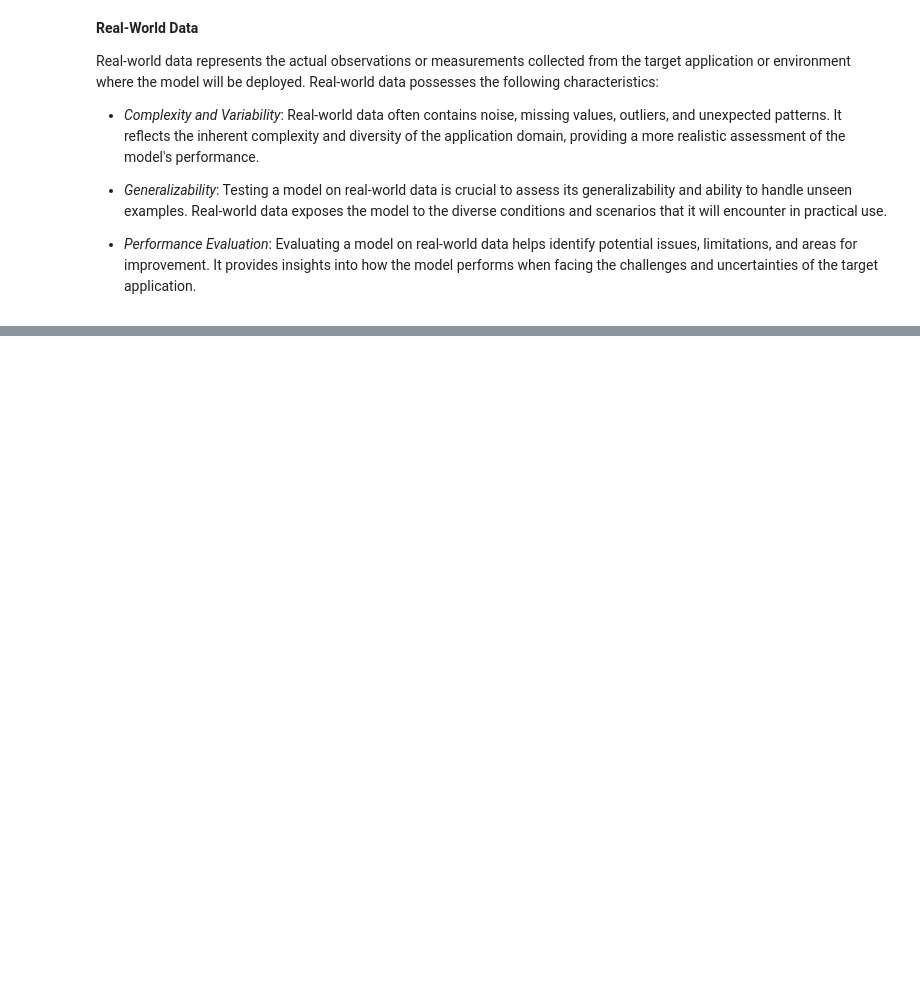
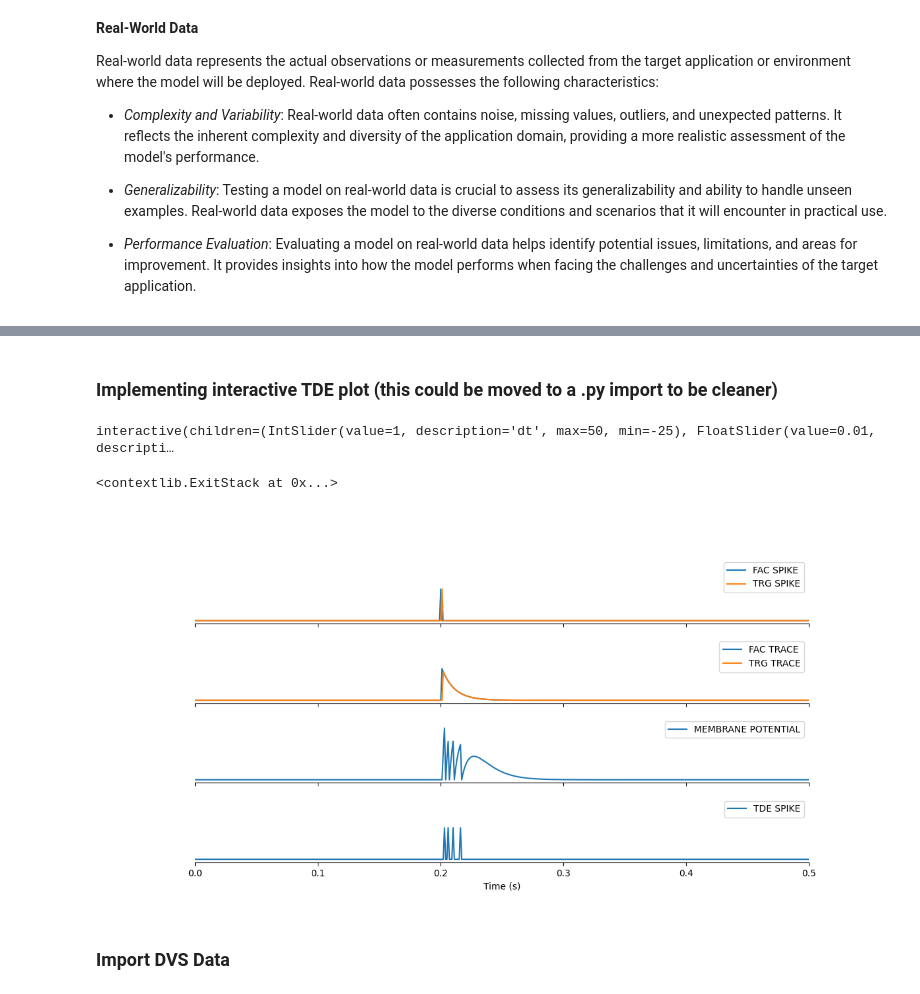
Before and after one commit to GiuliaDAngelo/TDEtutorial-LM23, a Jupyter notebook: LM2023Tutorial.ipynb, the cells around one changed output, grey strips where cells are left out. Drawn from its saved outputs; the diff is of its cells as text; code cells hidden in the pictures; blank space fills up the shorter version.

```diff
--- a/LM2023Tutorial.ipynb
+++ b/LM2023Tutorial.ipynb
@@ -189,0 +230,2 @@ Now, we will apply what we have learned about events and utilize it with the Tim
+# %% [markdown]
+### Implementing interactive TDE plot (this could be moved to a .py import to be cleaner)
@@ -189,0 +271,69 @@ Now, we will apply what we have learned about events and utilize it with the Tim
+# %%
+def f(dt, tau_fac, tau_trg, tau_mem):
+
+    fac_in = jnp.zeros(1000)
+    fac_in = fac_in.at[200].set(1)
+
+    trg_in = jnp.zeros(1000)
+    trg_in = trg_in.at[200 + int(dt)].set(1)
+
+    mem_rec, spk_rec, fac_rec, trg_rec= tde_example(tau_fac=tau_fac, tau_trg=tau_trg, tau_mem=tau_mem,
+                                            time_step=0.001, n_time_steps=1000, fac_in=fac_in, trg_in=trg_in)
+
+    return fac_rec[0], trg_rec[0], mem_rec[0], spk_rec[0], fac_in, trg_in
+# %%
+%matplotlib widget
+x = jnp.linspace(0, 1, 1000)
+fig, axs = plt.subplots(4, 1, sharex=True, sharey=True, figsize=(12, 6))
+
+data = f(1, tau_fac=0.01, tau_trg=0.01, tau_mem=0.01)
+fac_in, = axs[0].plot(x,data[4], label='FAC SPIKE')
+trg_in, = axs[0].plot(x,data[5], label='TRG SPIKE')
+fac, = axs[1].plot(x,data[0], label='FAC TRACE')
+trg, = axs[1].plot(x,data[1], label='TRG TRACE')
+mem, = axs[2].plot(x,data[2], label='MEMBRANE POTENTIAL')
+spike, = axs[3].plot(x,data[3], label='TDE SPIKE')
+
+axs[1].set_ylim(-.1, 2)
+axs[0].set_xlim(0, 0.5)
+axs[3].set_xlabel("Time (s)")
+
+fig.canvas.toolbar_visible = False
+fig.canvas.header_visible = False
+fig.canvas.footer_visible = False
+
+axs[0].legend()
+axs[1].legend()
+axs[2].legend()
+axs[3].legend()
+
+axs[0].yaxis.set_visible(False)
+axs[1].yaxis.set_visible(False)
+axs[2].yaxis.set_visible(False)
+axs[3].yaxis.set_visible(False)
+
+axs[0].spines[['right', 'top', 'left']].set_visible(False)
+axs[1].spines[['right', 'top', 'left']].set_visible(False)
+axs[2].spines[['right', 'top', 'left']].set_visible(False)
+axs[3].spines[['right', 'top', 'left']].set_visible(False)
+
+def update(dt=1, tau_fac=0.01, tau_trg=0.01, tau_mem=0.01):
+    data = f(dt, tau_fac, tau_trg, tau_mem)
+    fac_in.set_ydata(data[4])
+    trg_in.set_ydata(data[5])
+    fac.set_ydata(data[0])
+    trg.set_ydata(data[1])
+    mem.set_ydata(data[2])
+    spike.set_ydata(data[3])
+    fig.canvas.draw_idle()
+
+interact(update, dt=(-25, 50, 1), tau_fac=(0.001, 0.1, 0.001), tau_trg=(0.001, 0.1, 0.001),
+        tau_mem=(0.001, 0.1, 0.001));
+
+plt.ioff()
+# %% [output]
+interactive(children=(IntSlider(value=1, description='dt', max=50, min=-25), FloatSlider(value=0.01, descripti…
+<contextlib.ExitStack at 0x...>
+[figure, added]
+# %% [markdown]
+### Import DVS Data
```
Also changed, not shown: parts of 3 cells of this notebook, 2 other files.
